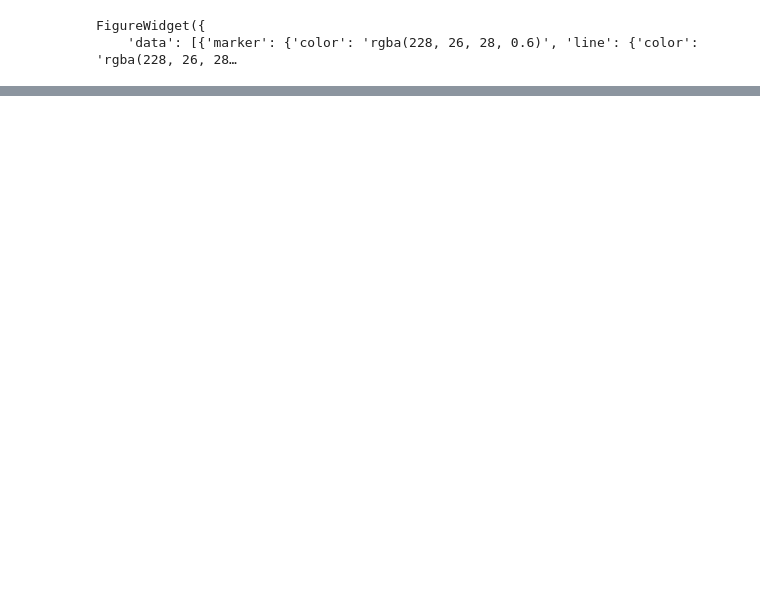
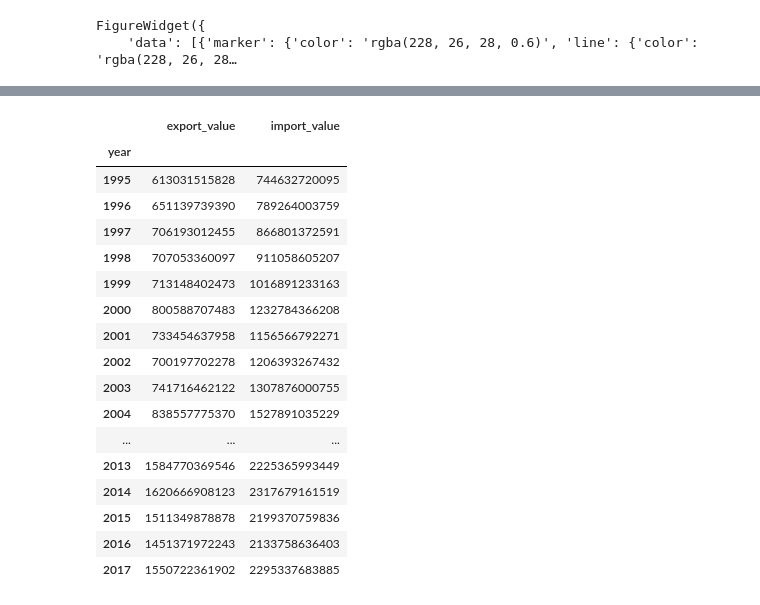
Before and after one commit to iyedg/trade_analysis, a Jupyter notebook: notebooks/plots.ipynb, the cells around one changed output, grey strips where cells are left out. Saved outputs shown, nothing was run; the diff lists cells and outputs as text; code cells hidden in the pictures; blank space fills up the shorter version.

```diff
--- a/notebooks/plots.ipynb
+++ b/notebooks/plots.ipynb
@@ -196,0 +198,23 @@ us_trade_year_chapter.pipe(merge_with_countries).pipe(merge_with_products).pipe(
+# %%
+s = pd.read_hdf("../data/transformed_data.h5", "/country_partner_hsproductsection_year", where="(location_id=231)")
+# %%
+s.groupby(["year"]).agg(sum)
+# %% [output]
+|  | export_value | import_value |
+| year |  |  |
+| 1995 | 613031515828 | 744632720095 |
+| 1996 | 651139739390 | 789264003759 |
+| 1997 | 706193012455 | 866801372591 |
+| 1998 | 707053360097 | 911058605207 |
+| 1999 | 713148402473 | 1016891233163 |
+| 2000 | 800588707483 | 1232784366208 |
+| 2001 | 733454637958 | 1156566792271 |
+| 2002 | 700197702278 | 1206393267432 |
+| 2003 | 741716462122 | 1307876000755 |
+| 2004 | 838557775370 | 1527891035229 |
+| ... | ... | ... |
+| 2013 | 1584770369546 | 2225365993449 |
+| 2014 | 1620666908123 | 2317679161519 |
+| 2015 | 1511349878878 | 2199370759836 |
+| 2016 | 1451371972243 | 2133758636403 |
+| 2017 | 1550722361902 | 2295337683885 |
```
Also changed, not shown: parts of 6 cells of this notebook, 2 other files.
